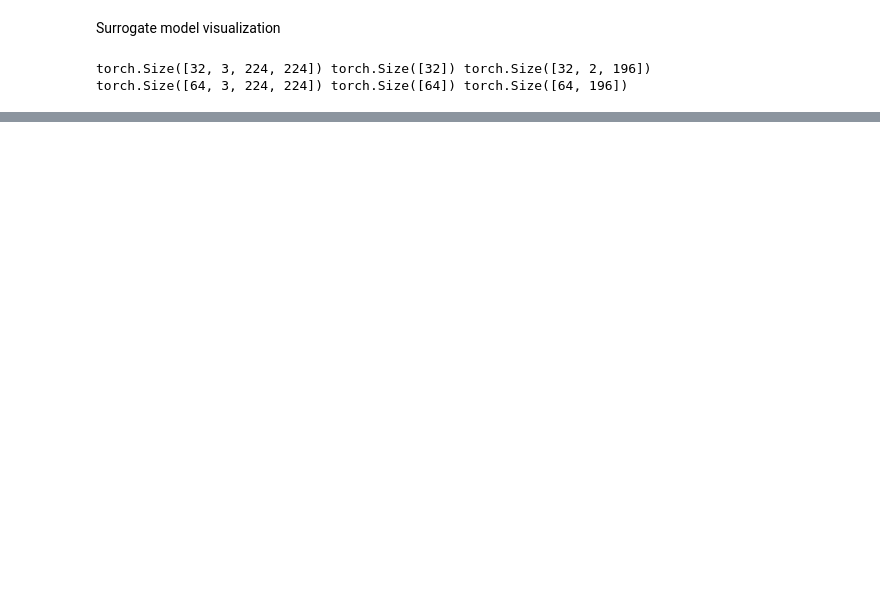
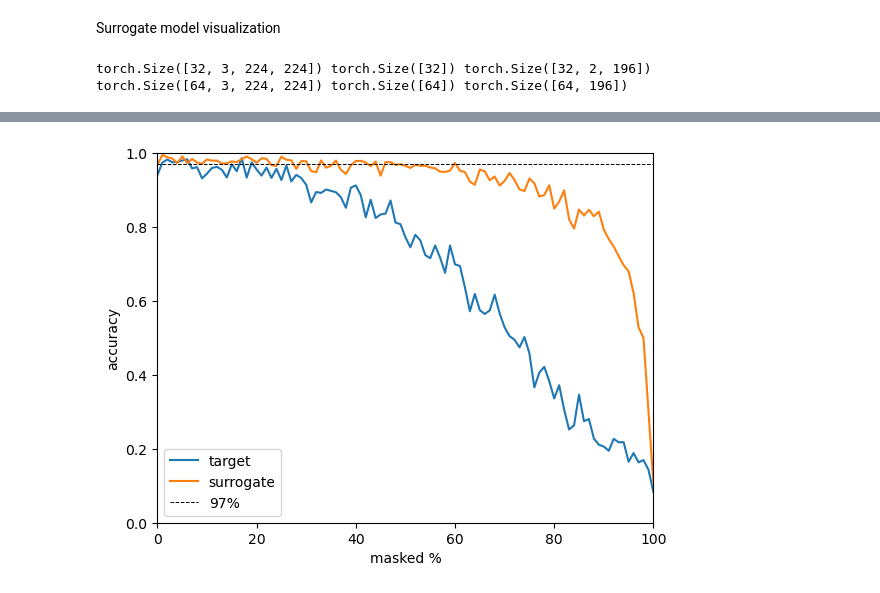
Before and after one commit to jacek-tomasz-rutkowski/magisterka, a Jupyter notebook: T2T_ViT/visualize_surrogate.ipynb, the cells around one changed output, grey strips where cells are left out. Cells and saved outputs as stored; diff of their text form; code cells hidden in the pictures; blank space fills up the shorter version.

```diff
--- a/T2T_ViT/visualize_surrogate.ipynb
+++ b/T2T_ViT/visualize_surrogate.ipynb
@@ -147,0 +104,4 @@ torch.Size([32, 2, 10])
+# %%
+# Change surrogate.forward to only take an image, like the target model.
+orig_forward = surrogate.forward
+surrogate.forward = lambda images: orig_forward(images, torch.ones((images.shape[0], 1, num_players), device=images.device))
@@ -147,0 +112,43 @@ torch.Size([32, 2, 10])
+# %%
+def test_masked(model: torch.nn.Module, dataloader: torch.utils.data.DataLoader, device="cuda") -> None:
+    results = []
+    masked_percentages = []
+    with torch.no_grad():
+        model.to(device)
+        correct, total = 0, 0
+        progress = tqdm(dataloader)
+        for d in progress:
+            images, targets, masks = d['images'], d['labels'], d['masks']
+            images, targets, masks = images.to(device), targets.to(device), masks.to(device)
+            images, targets, masks = apply_masks_to_batch(images, targets, masks)
+            logits = model(images)
+            _, predicted = logits.max(dim=1)
+            total += targets.shape[0]
+            correct += predicted.eq(targets).sum().item()
+            results.extend(predicted.eq(targets).cpu().numpy())
+            masked_percentages.extend((1 - masks).to(torch.float).mean(dim=1).cpu().numpy() * 100)
+            progress.set_description(f'Accuracy: {100.0 * correct / total:.2f}%')
+    return pd.DataFrame({'result': results, 'masked %': masked_percentages})
+
+all_results = {}
+# %%
+all_results["target"] = test_masked(target_model, datamodule.test_dataloader())
+# %%
+all_results["surrogate"] = test_masked(surrogate, datamodule.test_dataloader())
+# %%
+bucket_size = 1.0
+for k, df in all_results.items():
+    df['masked %'] = df['masked %'].div(bucket_size).round().astype(int).mul(bucket_size)
+
+plt.figure()
+for k, df in all_results.items():
+    plt.plot(df.groupby('masked %').mean(), label=k)
+plt.plot([0, 100], [0.97, 0.97], color='black', linestyle='dashed', linewidth=0.7, label='97%')
+plt.legend()
+plt.xlabel('masked %')
+plt.ylabel('accuracy')
+plt.xlim(0, 100)
+plt.ylim(0, 1)
+plt.show()
+# %% [output]
+[figure, added]
```
Also changed, not shown: parts of 14 cells of this notebook, 6 other files.
